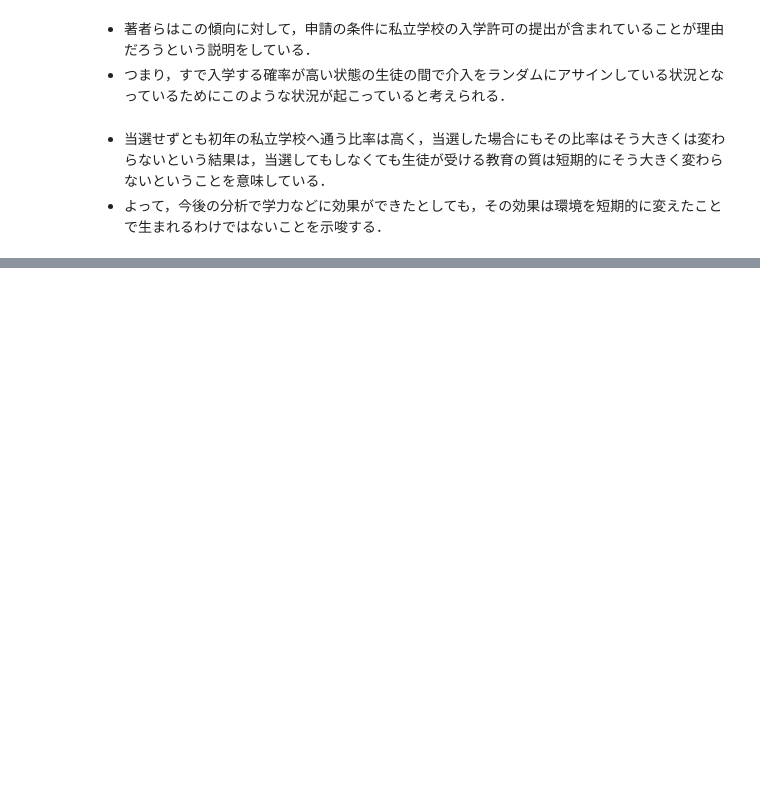
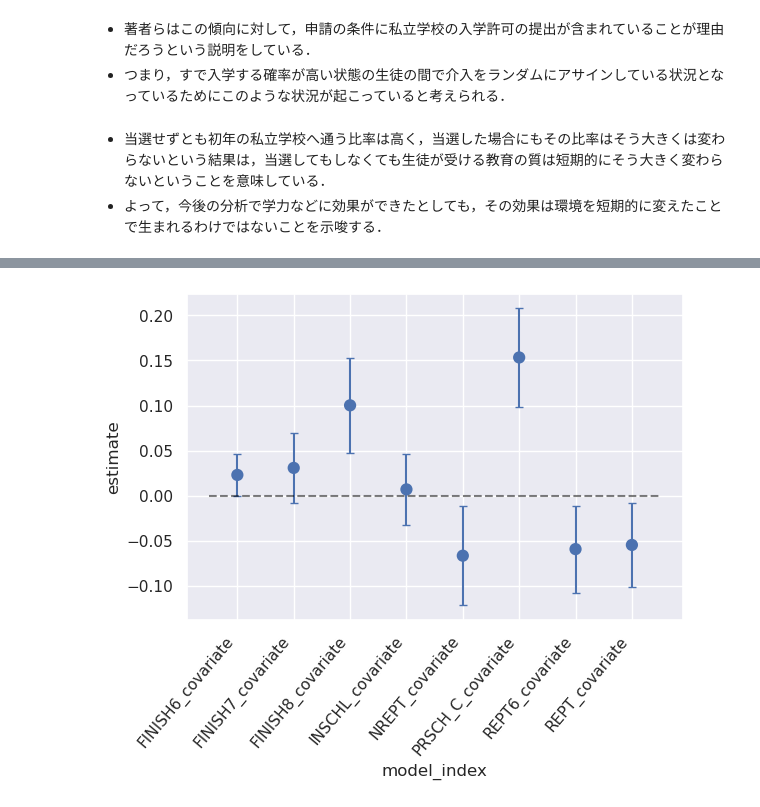
Before and after one commit to yuiki-iwayama/causal-inference, a Jupyter notebook: 効果検証入門/介入効果を測るための回帰分析/回帰分析を利用した探索的な効果検証.ipynb, the cells around one changed output, grey strips where cells are left out. Drawn from its saved outputs; the diff is of its cells as text; code cells hidden in the pictures; blank space fills up the shorter version.

````diff
--- a/効果検証入門/介入効果を測るための回帰分析/回帰分析を利用した探索的な効果検証.ipynb
+++ b/効果検証入門/介入効果を測るための回帰分析/回帰分析を利用した探索的な効果検証.ipynb
@@ -84,8 +84,12 @@ data(vouchers)
 vouchers
 ```
 # %%
+import matplotlib.pyplot as plt
 import pandas as pd
 import statsmodels.api as sm
+import seaborn as sns
+
+sns.set()
 # %%
 df = pd.read_csv("./datas/vouchers.csv")
 df.head()
@@ -251,0 +273,54 @@ display(df_using_voucher_results)
+# %%
+# 留年と進級の傾向
+FILTER_TERM = "VOUCH0"
+
+df_using_voucher_results = (
+    df_result
+    .filter(regex="covariate", axis="index")
+    .reset_index(names="model_index")
+    .assign(
+        term=FILTER_TERM,
+        estimate=lambda df_: df_["estimate"].map(lambda x: x[FILTER_TERM]),
+        lower_ci_95=lambda df_: df_["ci_95"].map(lambda x: x.loc[FILTER_TERM][0]),
+        upper_ci_95=lambda df_: df_["ci_95"].map(lambda x: x.loc[FILTER_TERM][1]),
+        pvalue=lambda df_: df_["pvalue"].map(lambda x: x[FILTER_TERM])
+    )
+    [["model_index", "term", "estimate", "lower_ci_95", "upper_ci_95", "pvalue"]]
+    .sort_values(by="model_index")
+    .query("model_index.str.contains('FINISH|INSCHL|NREPT|PRSCH_C|REPT')", engine="python")
+)
+
+# 留年の傾向を可視化
+fig, ax = plt.subplots(1, 1)
+sns.pointplot(
+    data=df_using_voucher_results,
+    x="model_index",
+    y="estimate",
+    join=False
+)
+yerr = [
+    df_using_voucher_results["estimate"].to_numpy() - df_using_voucher_results["lower_ci_95"].to_numpy(),
+    df_using_voucher_results["upper_ci_95"].to_numpy() - df_using_voucher_results["estimate"].to_numpy()
+]
+ax.errorbar(
+    df_using_voucher_results["model_index"],
+    df_using_voucher_results["estimate"],
+    yerr=yerr,
+    capsize=3,
+    linestyle=""
+)
+
+ax.hlines(
+    y=0.0,
+    xmin=-0.5,
+    xmax=len(df_using_voucher_results)-0.5,
+    linestyles="dashed",
+    color="black",
+    alpha=0.5
+)
+
+ax.grid(True)
+fig.autofmt_xdate(rotation=50)
+plt.show()
+# %% [output]
+[figure, added]
````
Also changed, not shown: parts of 7 cells of this notebook.
